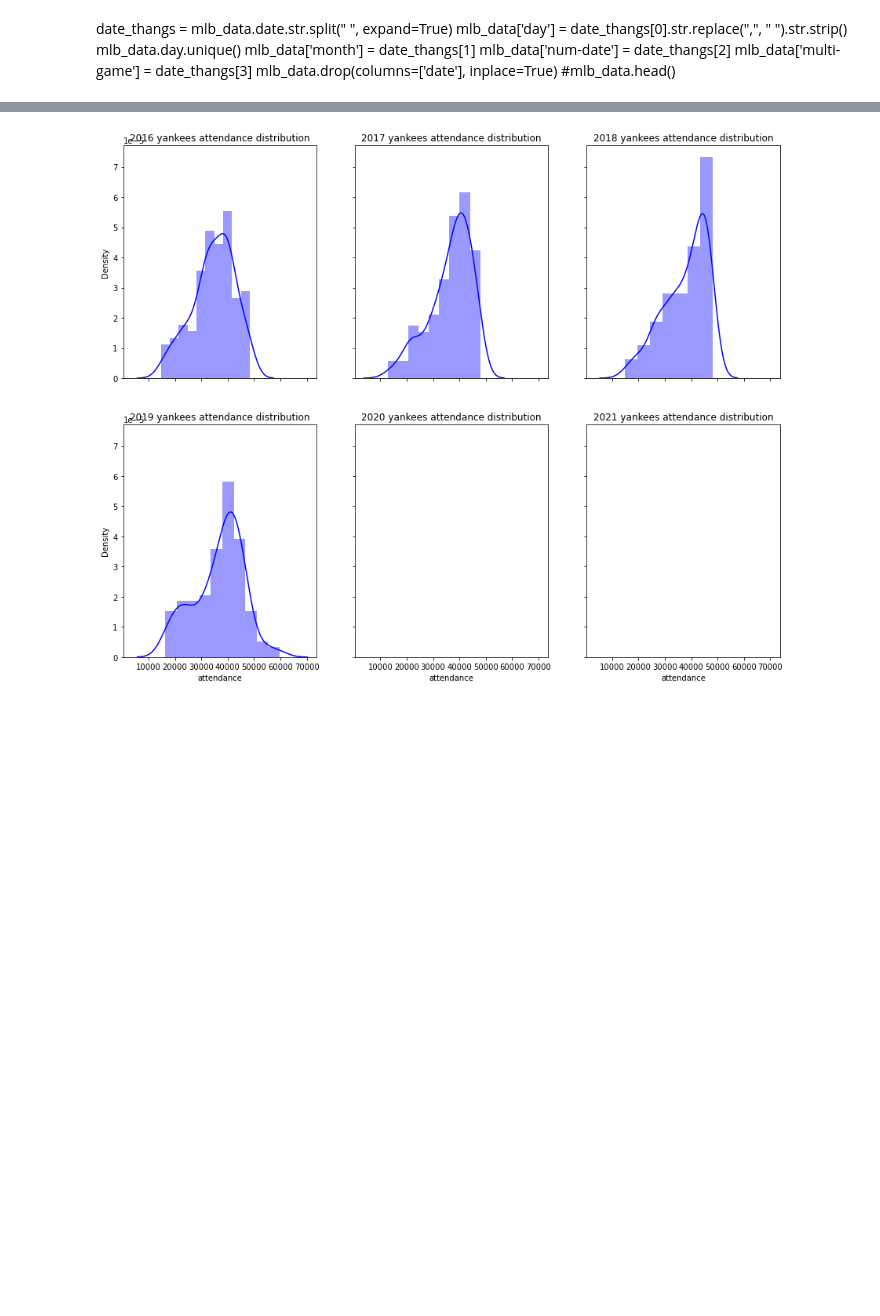
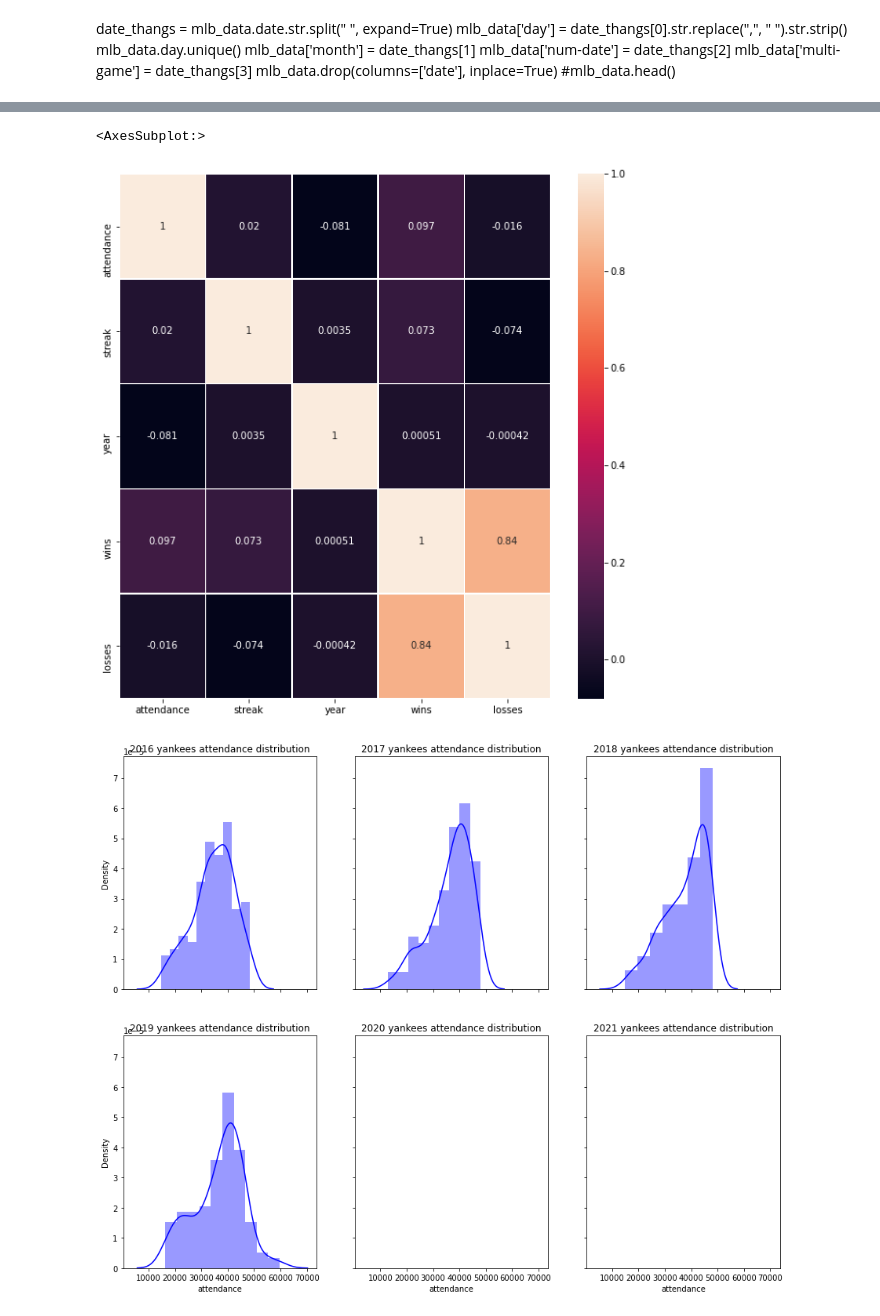
Before and after one commit to mrpalazz/mlb_attendance_prediction, a Jupyter notebook: 02.02.01-data-exploration.ipynb, the cells around one changed output, grey strips where cells are left out. Saved outputs shown, nothing was run; the diff lists cells and outputs as text; code cells hidden in the pictures; blank space fills up the shorter version.

```diff
--- a/02.02.01-data-exploration.ipynb
+++ b/02.02.01-data-exploration.ipynb
@@ -70,3 +120,11 @@ sns.barplot(x='year', y='attendance', hue='year', data=mlb_per_year)
+# %%
+
+
+fig, ax = plt.subplots(figsize=(10,10))         # Sample figsize in inches
+sns.heatmap(mlb_data.corr(), annot=True, linewidths=.5, ax=ax)
+# %% [output]
+<AxesSubplot:>
+[figure, added]
 # %%
 #PLot the yankees attendance from 2016 through 2021 with a probability density function
 
```
Also changed, not shown: parts of 5 cells of this notebook, 11 other files.
